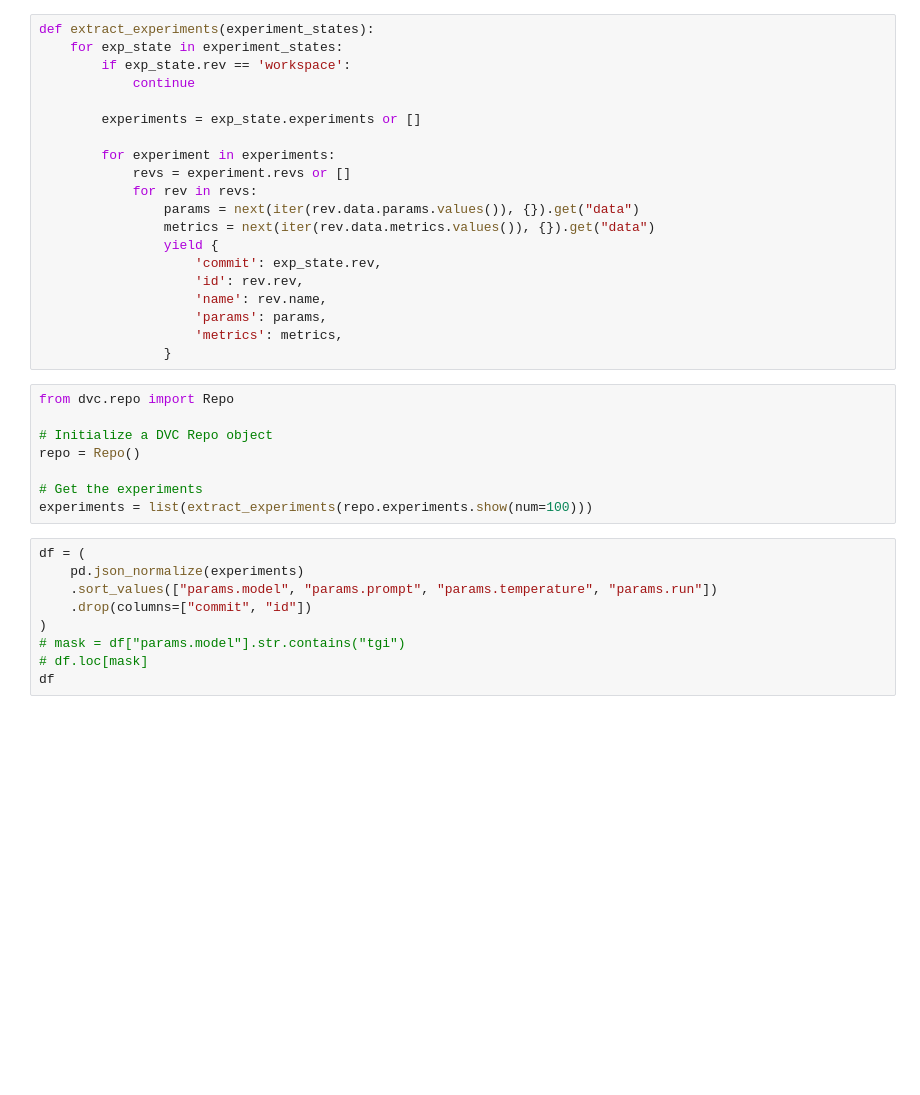
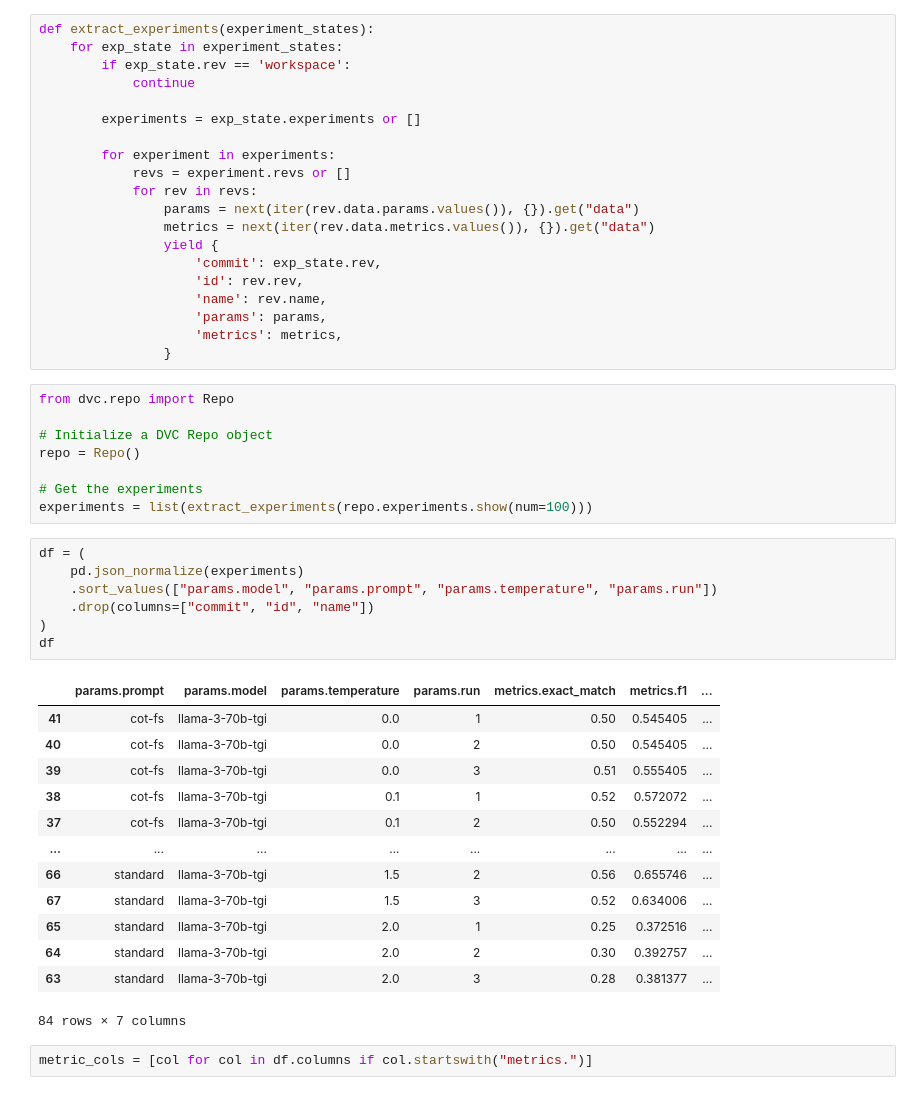
Before and after one commit to bdsaglam/bellem, a Jupyter notebook: dev_nbs/research-mhqa/visualize-experiments.ipynb, the cells around one changed output. Drawn from its saved outputs; the diff is of its cells as text; blank space fills up the shorter version.

```diff
--- a/dev_nbs/research-mhqa/visualize-experiments.ipynb
+++ b/dev_nbs/research-mhqa/visualize-experiments.ipynb
@@ -31,9 +33,23 @@ experiments = list(extract_experiments(repo.experiments.show(num=100)))
 # %%
 df = (
     pd.json_normalize(experiments)
     .sort_values(["params.model", "params.prompt", "params.temperature", "params.run"])
-    .drop(columns=["commit", "id"])
+    .drop(columns=["commit", "id", "name"])
 )
-# mask = df["params.model"].str.contains("tgi")
-# df.loc[mask]
 df
+# %% [output]
+|  | params.prompt | params.model | params.temperature | params.run | metrics.exact_match | metrics.f1 | ... |
+| 41 | cot-fs | llama-3-70b-tgi | 0.0 | 1 | 0.50 | 0.545405 | ... |
+| 40 | cot-fs | llama-3-70b-tgi | 0.0 | 2 | 0.50 | 0.545405 | ... |
+| 39 | cot-fs | llama-3-70b-tgi | 0.0 | 3 | 0.51 | 0.555405 | ... |
+| 38 | cot-fs | llama-3-70b-tgi | 0.1 | 1 | 0.52 | 0.572072 | ... |
+| 37 | cot-fs | llama-3-70b-tgi | 0.1 | 2 | 0.50 | 0.552294 | ... |
+| ... | ... | ... | ... | ... | ... | ... | ... |
+| 66 | standard | llama-3-70b-tgi | 1.5 | 2 | 0.56 | 0.655746 | ... |
+| 67 | standard | llama-3-70b-tgi | 1.5 | 3 | 0.52 | 0.634006 | ... |
+| 65 | standard | llama-3-70b-tgi | 2.0 | 1 | 0.25 | 0.372516 | ... |
+| 64 | standard | llama-3-70b-tgi | 2.0 | 2 | 0.30 | 0.392757 | ... |
+| 63 | standard | llama-3-70b-tgi | 2.0 | 3 | 0.28 | 0.381377 | ... |
+84 rows × 7 columns
+# %%
+metric_cols = [col for col in df.columns if col.startswith("metrics.")]
```
Also changed, not shown: parts of 3 cells of this notebook, 1 other file.
